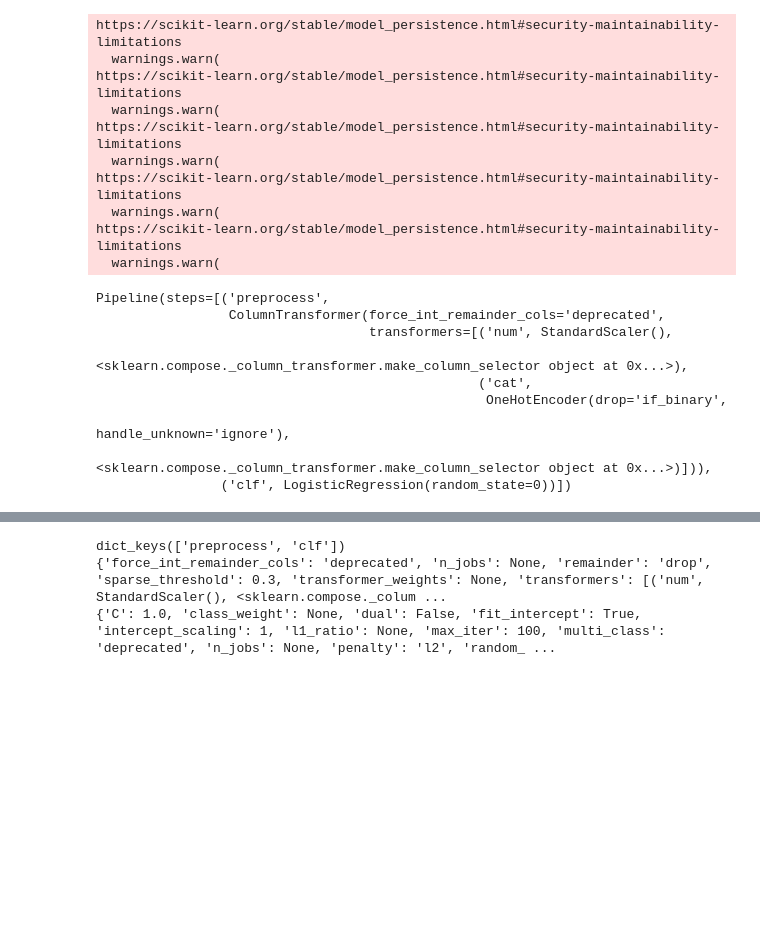
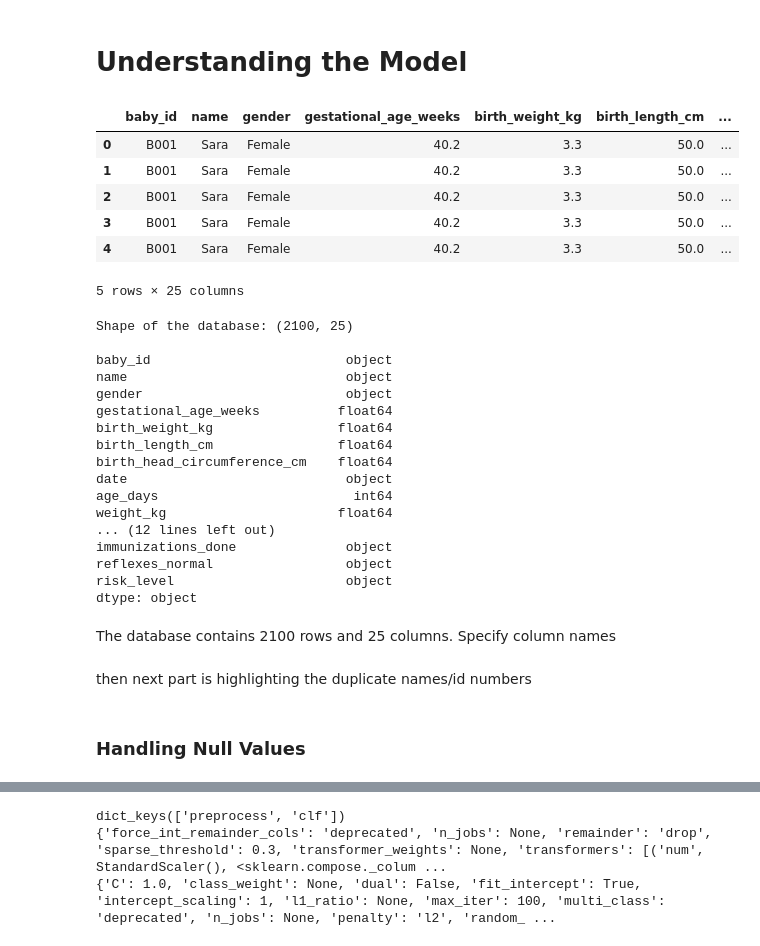
Before and after one commit to R-Vel/ML_Lab2, a Jupyter notebook: ML2 Lab 2.ipynb, the cells around one changed output, grey strips where cells are left out. Cells and saved outputs as stored; diff of their text form; code cells hidden in the pictures; blank space fills up the shorter version.

Commit message:
A few EDA and trying to recreate model accuracy.

```diff
--- a/ML2 Lab 2.ipynb
+++ b/ML2 Lab 2.ipynb
@@ -9,25 +16,42 @@ Requirement already satisfied: joblib==1.5.1 in /home/bsdsba2027/rvelasco/.local
-# %%
-model = load('model.joblib')
-# %% [output]
-https://scikit-learn.org/stable/model_persistence.html#security-maintainability-limitations
-  warnings.warn(
-https://scikit-learn.org/stable/model_persistence.html#security-maintainability-limitations
-  warnings.warn(
-https://scikit-learn.org/stable/model_persistence.html#security-maintainability-limitations
-  warnings.warn(
-https://scikit-learn.org/stable/model_persistence.html#security-maintainability-limitations
-  warnings.warn(
-https://scikit-learn.org/stable/model_persistence.html#security-maintainability-limitations
-  warnings.warn(
-# %%
-model
-# %% [output]
-Pipeline(steps=[('preprocess',
-                 ColumnTransformer(force_int_remainder_cols='deprecated',
-                                   transformers=[('num', StandardScaler(),
-                                                  <sklearn.compose._column_transformer.make_column_selector object at 0x...>),
-                                                 ('cat',
-                                                  OneHotEncoder(drop='if_binary',
-                                                                handle_unknown='ignore'),
-                                                  <sklearn.compose._column_transformer.make_column_selector object at 0x...>)])),
-                ('clf', LogisticRegression(random_state=0))])
+# %% [markdown]
+# Understanding the Model
+# %%
+df = pd.read_csv("historical.csv")
+
+df.head()
+# %% [output]
+|  | baby_id | name | gender | gestational_age_weeks | birth_weight_kg | birth_length_cm | ... |
+| 0 | B001 | Sara | Female | 40.2 | 3.3 | 50.0 | ... |
+| 1 | B001 | Sara | Female | 40.2 | 3.3 | 50.0 | ... |
+| 2 | B001 | Sara | Female | 40.2 | 3.3 | 50.0 | ... |
+| 3 | B001 | Sara | Female | 40.2 | 3.3 | 50.0 | ... |
+| 4 | B001 | Sara | Female | 40.2 | 3.3 | 50.0 | ... |
+5 rows × 25 columns
+# %%
+print(f"Shape of the database: {df.shape}")
+print()
+print(df.dtypes)
+# %% [output]
+Shape of the database: (2100, 25)
+
+baby_id                         object
+name                            object
+gender                          object
+gestational_age_weeks          float64
+birth_weight_kg                float64
+birth_length_cm                float64
+birth_head_circumference_cm    float64
+date                            object
+age_days                         int64
+weight_kg                      float64
+... (12 lines left out)
+immunizations_done              object
+reflexes_normal                 object
+risk_level                      object
+dtype: object
+# %% [markdown]
+The database contains 2100 rows and 25 columns. Specify column names
+# %% [markdown]
+then next part is highlighting the duplicate names/id numbers
+# %% [markdown]
+### Handling Null Values
```
Also changed, not shown: parts of 19 cells of this notebook, 3 other files.
